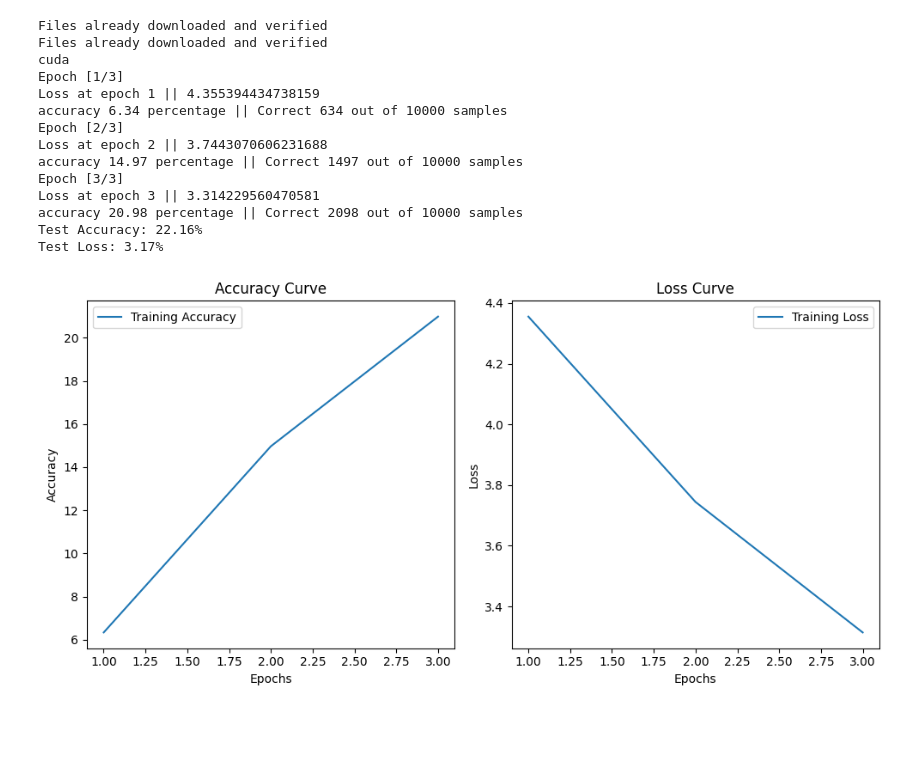
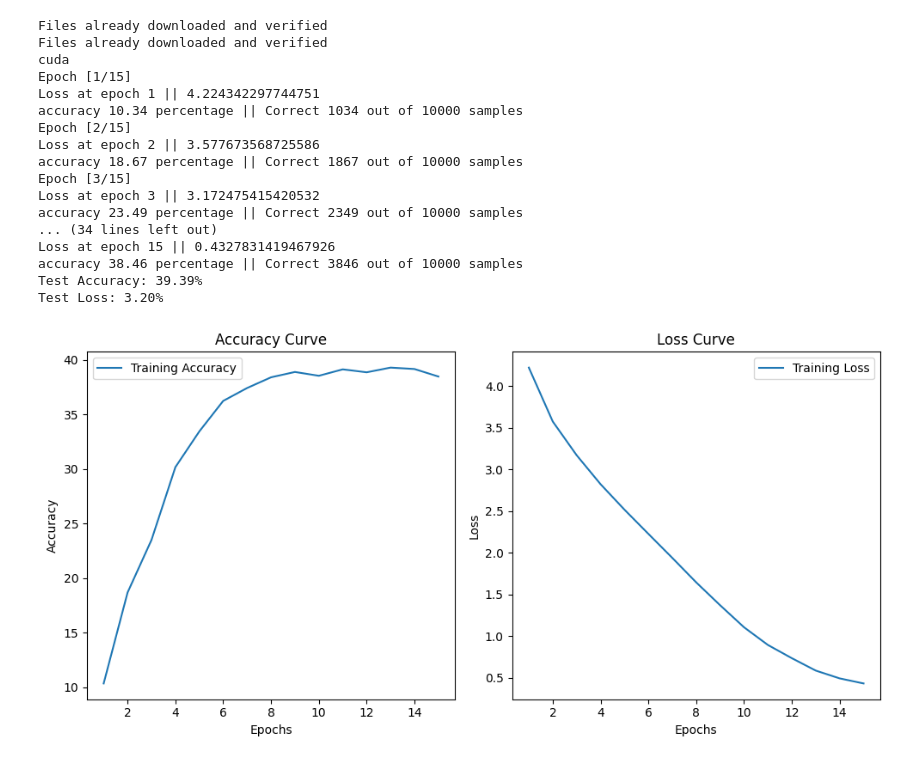
Before and after one commit to andres1000-7/PytorchAssignment, a Jupyter notebook: PytorchAssignmet_cifar100.ipynb, the cells around one changed output. Cells and saved outputs as stored; diff of their text form; code cells hidden in the pictures; blank space fills up the shorter version.

Commit message:
better cifar100, 15 epochs

```diff
--- a/PytorchAssignmet_cifar100.ipynb
+++ b/PytorchAssignmet_cifar100.ipynb
@@ -102,7 +102,7 @@ train_loss = []
 # test_loss = []
 
 # number of times the entire training dataset will be passed through the model.
-num_epochs = 3
+num_epochs = 15
 
 # outer loop iterates over the specified number of epochs.decide the num_epochs, I tried 5
 for epoch in range(num_epochs):
@@ -200,42 +200,45 @@ epochs = range(1, num_epochs+1)
 plt.figure(figsize=(10, 5))
 
 plt.subplot(1, 2, 1)
 plt.plot(epochs, train_accuracy, label='Training Accuracy')
 plt.xlabel('Epochs')
 plt.ylabel('Accuracy')
 plt.title('Accuracy Curve')
 plt.legend()
 
 plt.subplot(1, 2, 2)
 plt.plot(epochs, train_loss, label='Training Loss')
 plt.xlabel('Epochs')
 plt.ylabel('Loss')
 plt.title('Loss Curve')
 plt.legend()
 
 plt.tight_layout()
 plt.savefig('accuracy_loss_plot.png')  # Save the plot as an image
 plt.show()
 
 # Calculate average accuracy and loss
 average_train_accuracy = sum(train_accuracy) / len(train_accuracy)
 average_train_loss = sum(train_loss) / len(train_loss)
 
 print(f"Average Train Accuracy: {average_train_accuracy:.2f}%")
 print(f"Average Train Loss: {average_train_loss}")
 # %% [output]
 Files already downloaded and verified
 Files already downloaded and verified
 cuda
-Epoch [1/3]
-Loss at epoch 1 || 4.355394434738159
-accuracy 6.34 percentage || Correct 634 out of 10000 samples
-Epoch [2/3]
-Loss at epoch 2 || 3.7443070606231688
-accuracy 14.97 percentage || Correct 1497 out of 10000 samples
-Epoch [3/3]
-Loss at epoch 3 || 3.314229560470581
-accuracy 20.98 percentage || Correct 2098 out of 10000 samples
-Test Accuracy: 22.16%
-Test Loss: 3.17%
+Epoch [1/15]
+Loss at epoch 1 || 4.224342297744751
+accuracy 10.34 percentage || Correct 1034 out of 10000 samples
+Epoch [2/15]
+Loss at epoch 2 || 3.577673568725586
+accuracy 18.67 percentage || Correct 1867 out of 10000 samples
+Epoch [3/15]
+Loss at epoch 3 || 3.172475415420532
+accuracy 23.49 percentage || Correct 2349 out of 10000 samples
+... (34 lines left out)
+Loss at epoch 15 || 0.4327831419467926
+accuracy 38.46 percentage || Correct 3846 out of 10000 samples
+Test Accuracy: 39.39%
+Test Loss: 3.20%
-[figure, old version]
+[figure, new version]
```
Also changed, not shown: parts of 1 cell of this notebook, 1 other file.
